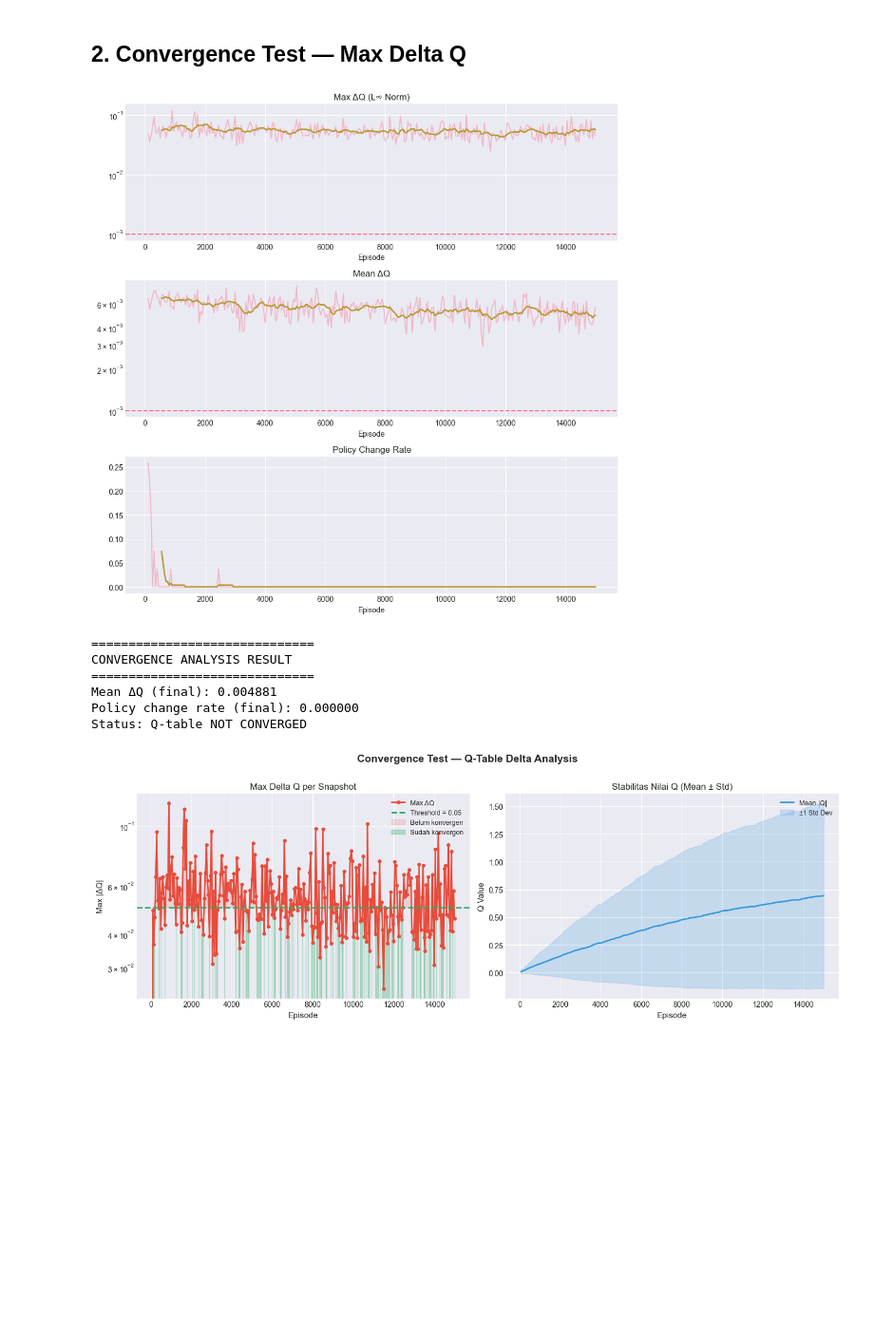
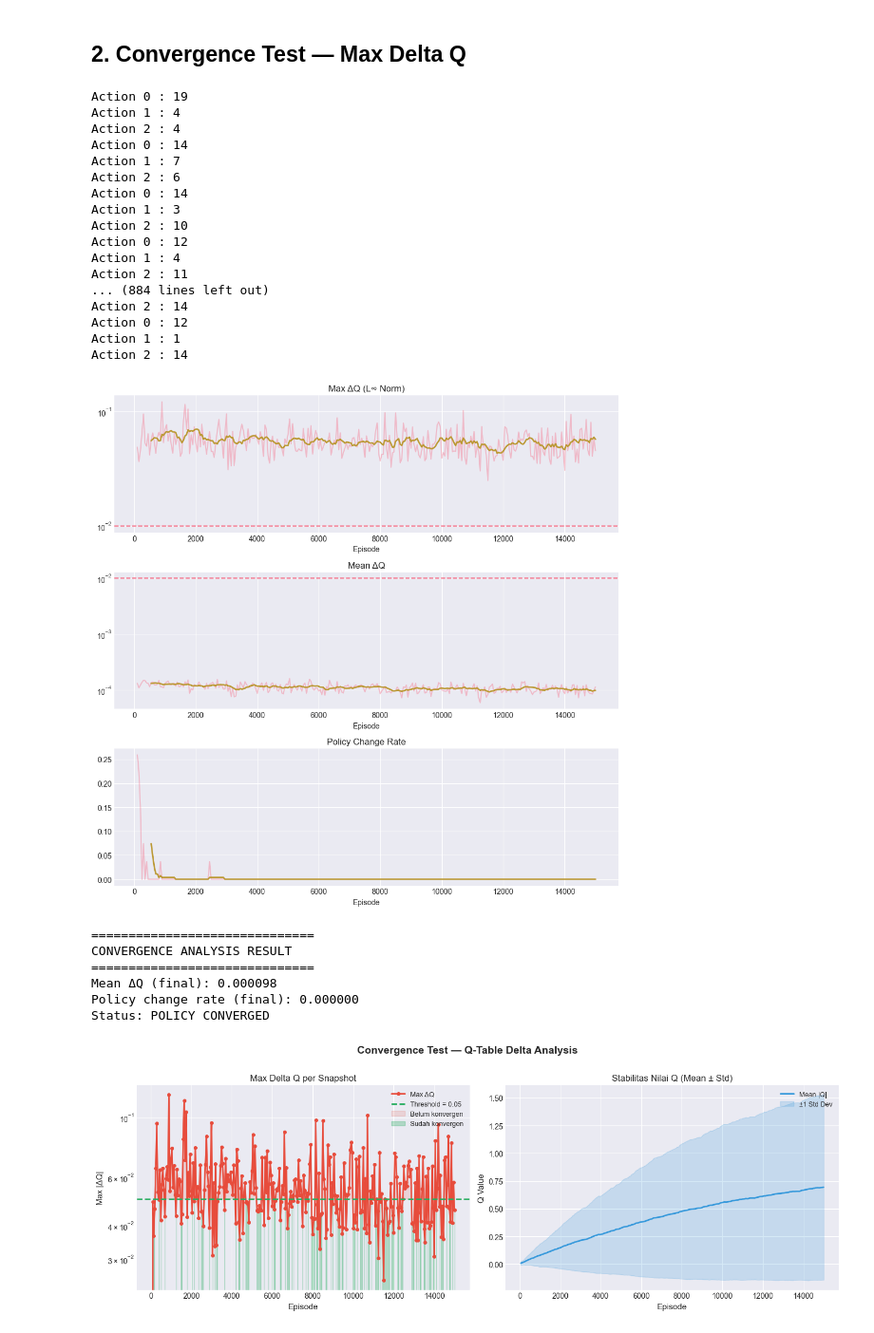
Before and after one commit to aprnna/q-learning_evaluation, a Jupyter notebook: qtable_evaluation.ipynb, the cells around one changed output. Shown at 95% size. Drawn from its saved outputs; the diff is of its cells as text; code cells hidden in the pictures; blank space fills up the shorter version.

```diff
--- a/qtable_evaluation.ipynb
+++ b/qtable_evaluation.ipynb
@@ -167,7 +167,7 @@ import numpy as np
 import pandas as pd
 import matplotlib.pyplot as plt
 
-EPS_CONVERGENCE = 1e-3
+EPS_CONVERGENCE = 0.01
 WINDOW = 10
 
 episodes = []
@@ -177,6 +177,7 @@ policy_changes = []
 
 prev_q = None
 prev_policy = None
+prev_ep = None
 
 for snap in data['qtableSnapshots']:
 
@@ -185,13 +186,15 @@ for snap in data['qtableSnapshots']:
     # reconstruct Q matrix
     q_values = np.array([s['qValues'] for s in snap['states']])
     policy = np.argmax(q_values, axis=1)
-
+    unique, counts = np.unique(policy, return_counts=True)
+    for a,c in zip(unique,counts):
+        print("Action", a, ":", c)
     if prev_q is not None:
 
         delta = np.abs(q_values - prev_q)
 
         max_delta = np.max(delta)
-        mean_delta = np.mean(delta)
+        mean_delta = np.mean(delta) / (ep - prev_ep) if (ep - prev_ep) > 0 else 0
 
         policy_change = np.mean(policy != prev_policy)
 
@@ -202,7 +205,7 @@ for snap in data['qtableSnapshots']:
 
     prev_q = q_values
     prev_policy = policy
-
+    prev_ep = ep
 df_conv = pd.DataFrame({
     "episode": episodes,
     "max_delta": max_deltas,
@@ -241,40 +244,57 @@ axes[2].plot(df_conv["episode"], df_conv["policy_change_ma"], linewidth=2)
 axes[2].set_title("Policy Change Rate")
 
 for ax in axes:
     ax.set_xlabel("Episode")
 
 plt.tight_layout()
 plt.savefig('convergence_test2.png', dpi=150, bbox_inches='tight')
 plt.show()
 
 # ================================================================
 # AUTOMATIC CONVERGENCE CHECK
 # ================================================================
 
 last_mean_delta = df_conv["mean_delta_ma"].iloc[-1]
 last_policy_change = df_conv["policy_change_ma"].iloc[-1]
 
 print("\n==============================")
 print("CONVERGENCE ANALYSIS RESULT")
 print("==============================")
 
 print(f"Mean ΔQ (final): {last_mean_delta:.6f}")
 print(f"Policy change rate (final): {last_policy_change:.6f}")
 
 if last_policy_change < 0.01:
     print("Status: POLICY CONVERGED")
 elif last_mean_delta < EPS_CONVERGENCE:
     print("Status: Q-table CONVERGED")
 else:
     print("Status: STILL LEARNING")
 # %% [output]
+Action 0 : 19
+Action 1 : 4
+Action 2 : 4
+Action 0 : 14
+Action 1 : 7
+Action 2 : 6
+Action 0 : 14
+Action 1 : 3
+Action 2 : 10
+Action 0 : 12
+Action 1 : 4
+Action 2 : 11
+... (884 lines left out)
+Action 2 : 14
+Action 0 : 12
+Action 1 : 1
+Action 2 : 14
-[figure, old version]
+[figure, new version]
-==============================
-CONVERGENCE ANALYSIS RESULT
-==============================
-Mean ΔQ (final): 0.004881
-Policy change rate (final): 0.000000
-Status: Q-table NOT CONVERGED
+==============================
+CONVERGENCE ANALYSIS RESULT
+==============================
+Mean ΔQ (final): 0.000098
+Policy change rate (final): 0.000000
+Status: POLICY CONVERGED
 # %%
 # =====================================================================
 # CONVERGENCE TEST
```
Also changed, not shown: parts of 3 cells of this notebook, 1 other file.
